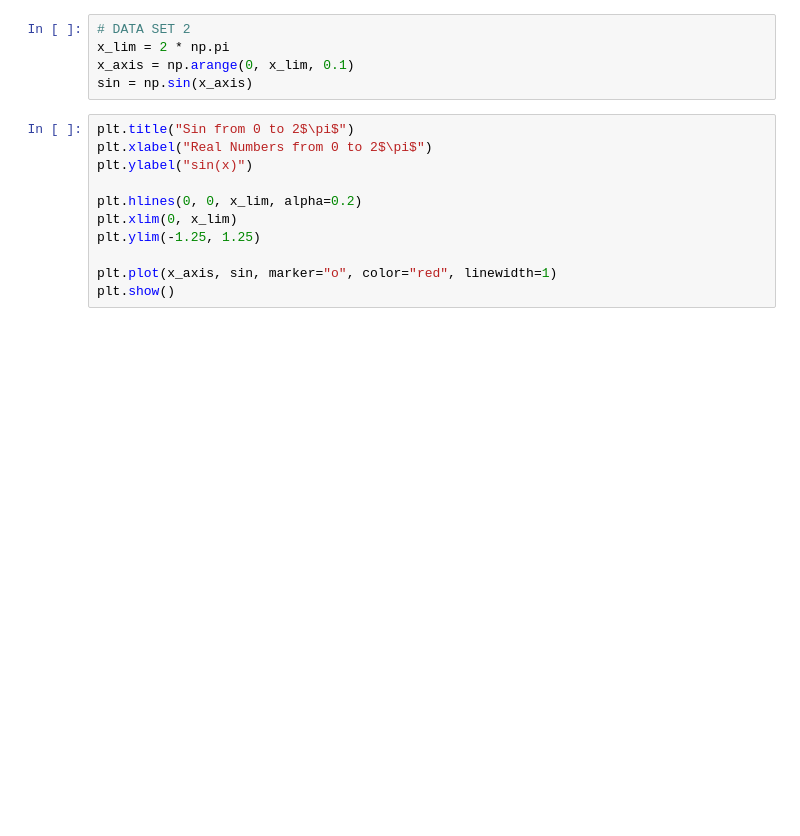
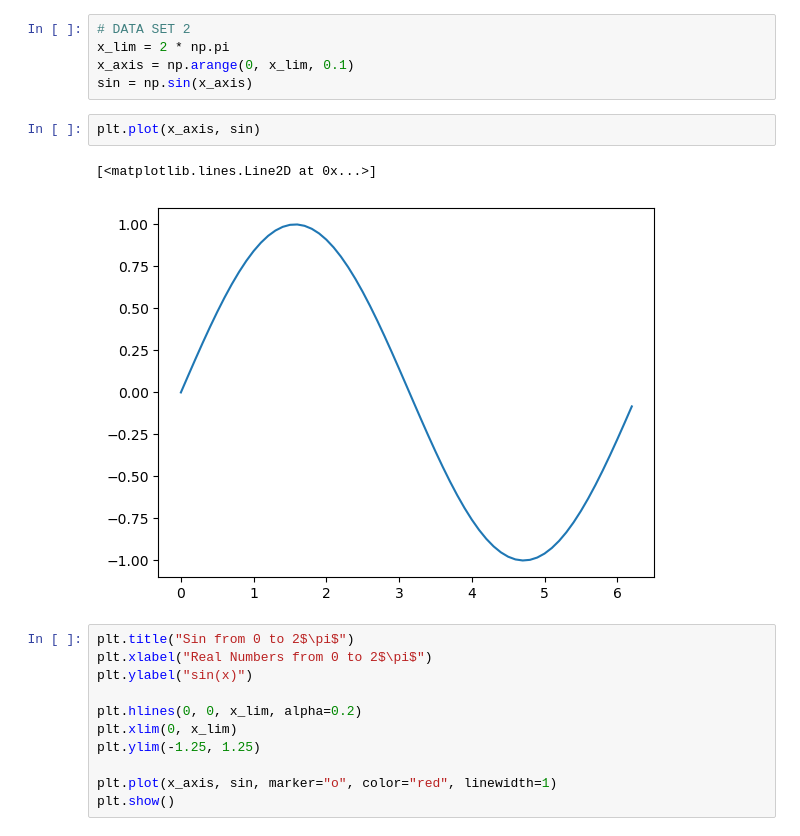
Before and after one commit to DylanSui799/UCBBootCampWork, a Jupyter notebook: 01-Sessions/05-Data-Visualization/2/Activities/01-Stu_PlotsReview/Solved/plot_drills_solution.ipynb, the cells around one changed output. Cells and saved outputs as stored; diff of their text form; blank space fills up the shorter version.

```diff
--- a/01-Sessions/05-Data-Visualization/2/Activities/01-Stu_PlotsReview/Solved/plot_drills_solution.ipynb
+++ b/01-Sessions/05-Data-Visualization/2/Activities/01-Stu_PlotsReview/Solved/plot_drills_solution.ipynb
@@ -29,6 +29,11 @@ plt.show()
 x_lim = 2 * np.pi
 x_axis = np.arange(0, x_lim, 0.1)
 sin = np.sin(x_axis)
+# %%
+plt.plot(x_axis, sin)
+# %% [output]
+[<matplotlib.lines.Line2D at 0x...>]
+[figure, added]
 # %%
 plt.title("Sin from 0 to 2$\pi$")
 plt.xlabel("Real Numbers from 0 to 2$\pi$")
```
Also changed, not shown: parts of 4 cells of this notebook, 11 other files.
